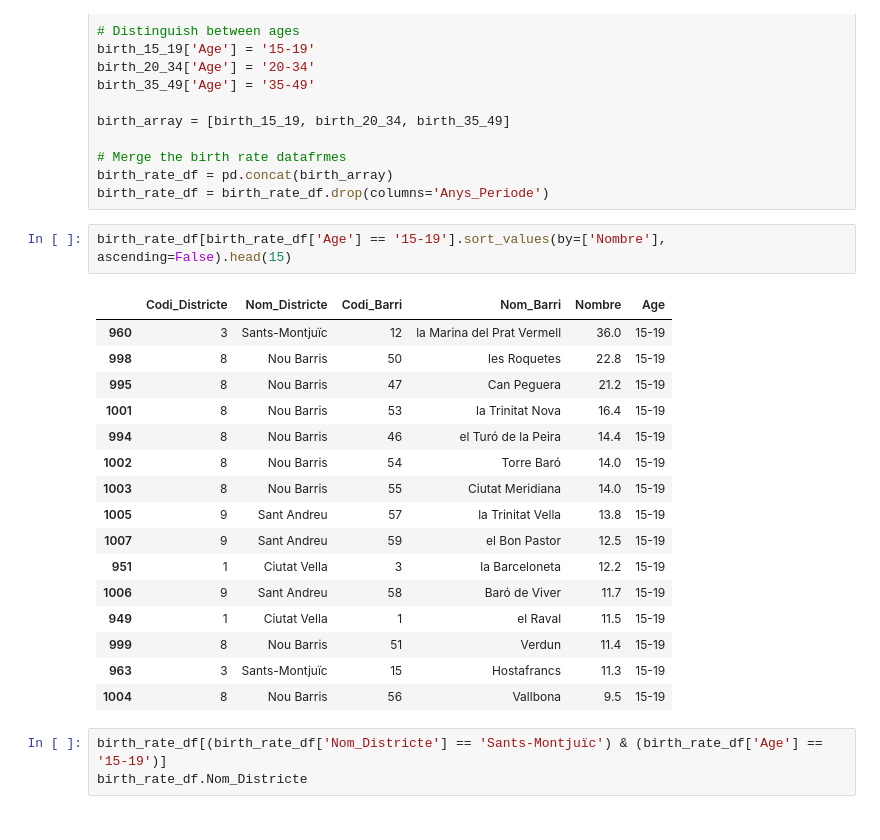
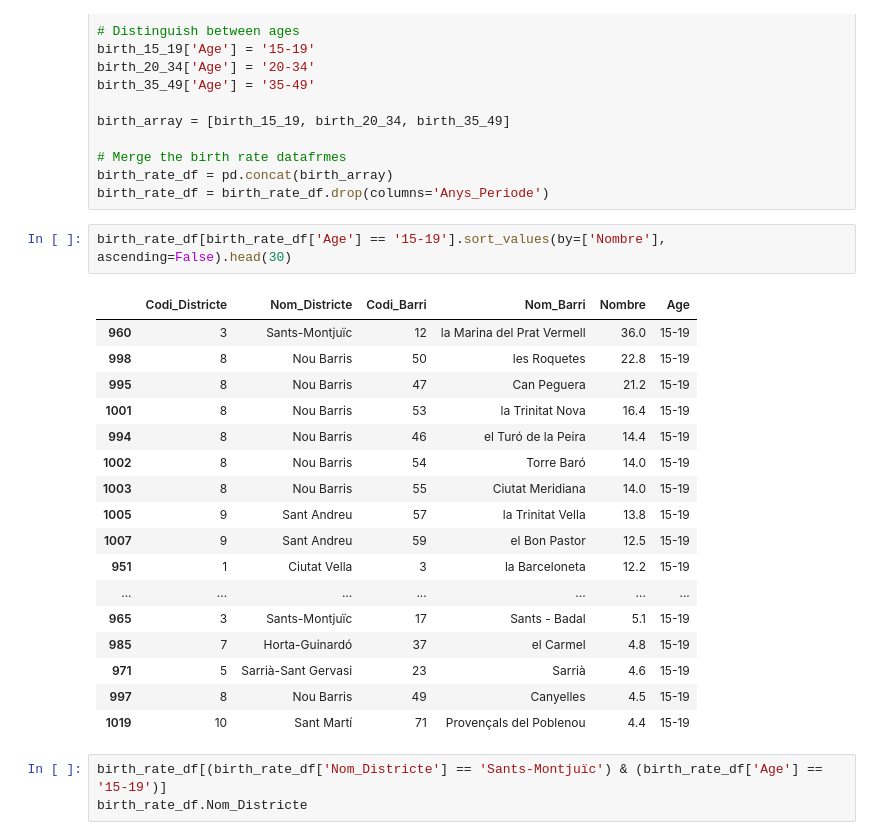
Before and after one commit to JuliaAT/AVDM-project, a Jupyter notebook: Barrios.ipynb, the cells around one changed output. Drawn from its saved outputs; the diff is of its cells as text.

```diff
--- a/Barrios.ipynb
+++ b/Barrios.ipynb
@@ -46,24 +52,25 @@ birth_array = [birth_15_19, birth_20_34, birth_35_49]
 birth_rate_df = pd.concat(birth_array)
 birth_rate_df = birth_rate_df.drop(columns='Anys_Periode')
 # %%
-birth_rate_df[birth_rate_df['Age'] == '15-19'].sort_values(by=['Nombre'], ascending=False).head(15)
+birth_rate_df[birth_rate_df['Age'] == '15-19'].sort_values(by=['Nombre'], ascending=False).head(30)
 # %% [output]
 |  | Codi_Districte | Nom_Districte | Codi_Barri | Nom_Barri | Nombre | Age |
 | 960 | 3 | Sants-Montjuïc | 12 | la Marina del Prat Vermell | 36.0 | 15-19 |
 | 998 | 8 | Nou Barris | 50 | les Roquetes | 22.8 | 15-19 |
 | 995 | 8 | Nou Barris | 47 | Can Peguera | 21.2 | 15-19 |
 | 1001 | 8 | Nou Barris | 53 | la Trinitat Nova | 16.4 | 15-19 |
 | 994 | 8 | Nou Barris | 46 | el Turó de la Peira | 14.4 | 15-19 |
 | 1002 | 8 | Nou Barris | 54 | Torre Baró | 14.0 | 15-19 |
 | 1003 | 8 | Nou Barris | 55 | Ciutat Meridiana | 14.0 | 15-19 |
 | 1005 | 9 | Sant Andreu | 57 | la Trinitat Vella | 13.8 | 15-19 |
 | 1007 | 9 | Sant Andreu | 59 | el Bon Pastor | 12.5 | 15-19 |
 | 951 | 1 | Ciutat Vella | 3 | la Barceloneta | 12.2 | 15-19 |
-| 1006 | 9 | Sant Andreu | 58 | Baró de Viver | 11.7 | 15-19 |
-| 949 | 1 | Ciutat Vella | 1 | el Raval | 11.5 | 15-19 |
-| 999 | 8 | Nou Barris | 51 | Verdun | 11.4 | 15-19 |
-| 963 | 3 | Sants-Montjuïc | 15 | Hostafrancs | 11.3 | 15-19 |
-| 1004 | 8 | Nou Barris | 56 | Vallbona | 9.5 | 15-19 |
+| ... | ... | ... | ... | ... | ... | ... |
+| 965 | 3 | Sants-Montjuïc | 17 | Sants - Badal | 5.1 | 15-19 |
+| 985 | 7 | Horta-Guinardó | 37 | el Carmel | 4.8 | 15-19 |
+| 971 | 5 | Sarrià-Sant Gervasi | 23 | Sarrià | 4.6 | 15-19 |
+| 997 | 8 | Nou Barris | 49 | Canyelles | 4.5 | 15-19 |
+| 1019 | 10 | Sant Martí | 71 | Provençals del Poblenou | 4.4 | 15-19 |
 # %%
 birth_rate_df[(birth_rate_df['Nom_Districte'] == 'Sants-Montjuïc') & (birth_rate_df['Age'] == '15-19')]
 birth_rate_df.Nom_Districte
```
Also changed, not shown: parts of 29 cells of this notebook, 5 other files.
